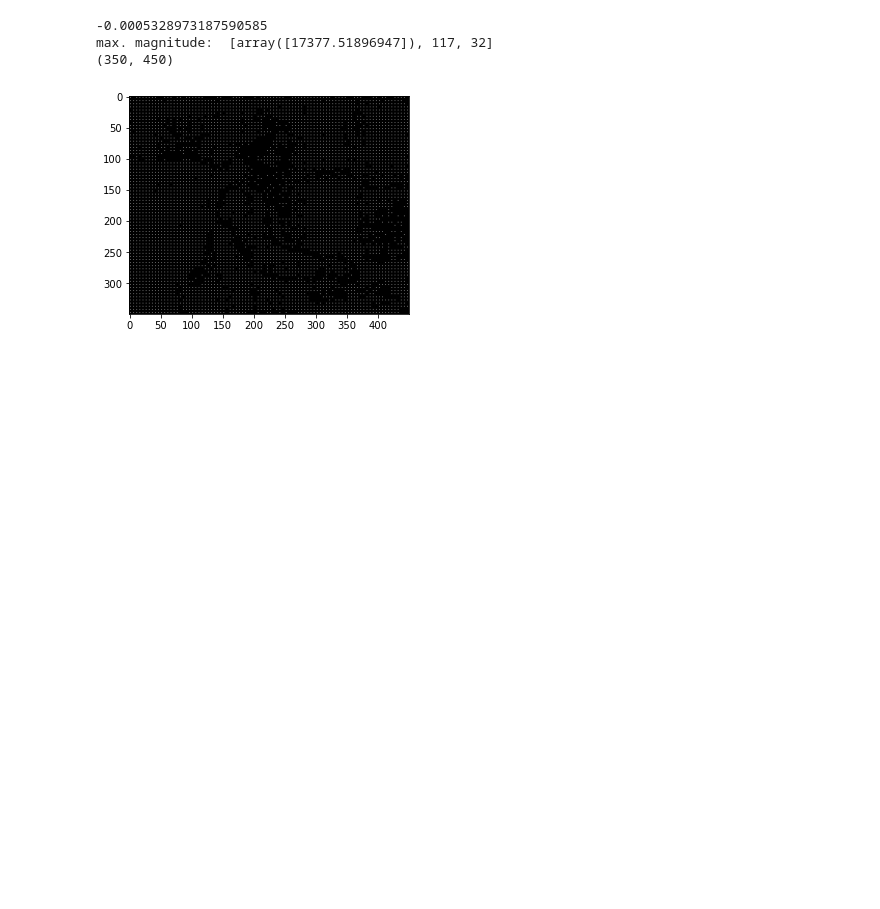
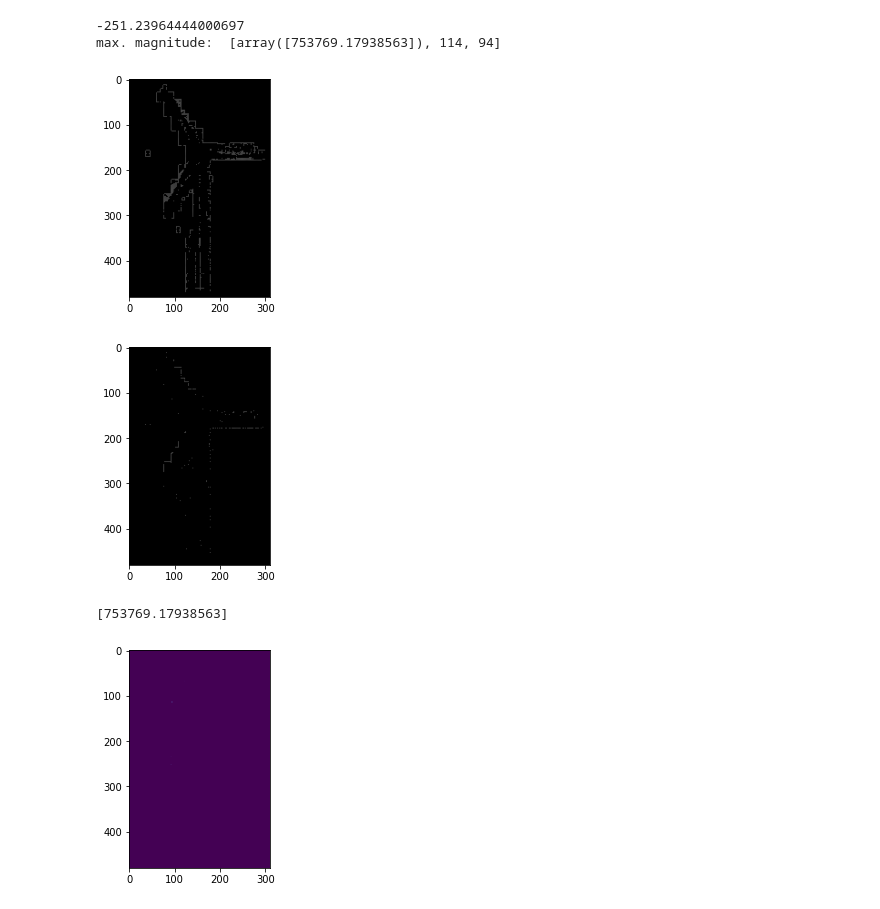
Before and after one commit to duketran1996/optical-flow-segmentation-analysis, a Jupyter notebook: lk-poc.ipynb, the cells around one changed output. Cells and saved outputs as stored; diff of their text form; code cells hidden in the pictures; blank space fills up the shorter version.

```diff
--- a/lk-poc.ipynb
+++ b/lk-poc.ipynb
@@ -250,7 +250,9 @@ print(x_deriv[0,0])
 
 def calculate_flow_vectors(x_deriv,y_deriv,t_deriv):
     flow_magnitude_field = np.zeros((t_deriv.shape))
-    patch_size = 5
+    U = np.zeros((t_deriv.shape))
+    V = np.zeros((t_deriv.shape))
+    patch_size = 20
     offset = int(np.floor(patch_size/2))
 
     maximum = [0,0,0]
@@ -268,6 +270,13 @@ def calculate_flow_vectors(x_deriv,y_deriv,t_deriv):
             x = solver_output[0]
 
 
+
+            u = x[1]
+            v = x[0]
+            U[i,j] = u[0]
+            V[i,j] = v[0]
+
+
             x_magnitude = np.sqrt(x.T.dot(x))[0]
 
             maximum = [x_magnitude,i,j] if x_magnitude > maximum[0] else maximum
@@ -279,22 +288,13 @@ def calculate_flow_vectors(x_deriv,y_deriv,t_deriv):
 
     print("max. magnitude: ",maximum)
 
-    return flow_magnitude_field
+    return  U,V,maximum,flow_magnitude_field
 
 
 
-
-flow_magnitude_field = calculate_flow_vectors(x_deriv,y_deriv,t_deriv)
-
-print(flow_magnitude_field.shape)
-
-flow_magnitude_field = flow_magnitude_field > 5
+U,V,maximum,flow_magnitude_field = calculate_flow_vectors(x_deriv,y_deriv,t_deriv)
 
 
-
-
-
-display_image(flow_magnitude_field)
 
 
 
@@ -307,7 +307,24 @@ display_image(flow_magnitude_field)
 # print(x.shape)
 # print(b.shape)
 # %% [output]
--0.0005328973187590585
-max. magnitude:  [array([17377.51896947]), 117, 32]
-(350, 450)
+-251.23964444000697
+max. magnitude:  [array([753769.17938563]), 114, 94]
-[figure, removed]
+# %%
+thresholded_magnitude_field = flow_magnitude_field >100
+# flow_high_cutoff = flow_magnitude_field < 100
+
+display_image(flow_magnitude_field>5)
+display_image(thresholded_magnitude_field)
+
+print(maximum[0])
+
+test = flow_magnitude_field/maximum[0] * 255
+
+
+plt.imshow(test, cmap = 'viridis')
+plt.show()
+# %% [output]
+[figure, added]
+[figure, added]
+[753769.17938563]
+[figure, added]
```
Also changed, not shown: parts of 3 cells of this notebook.
